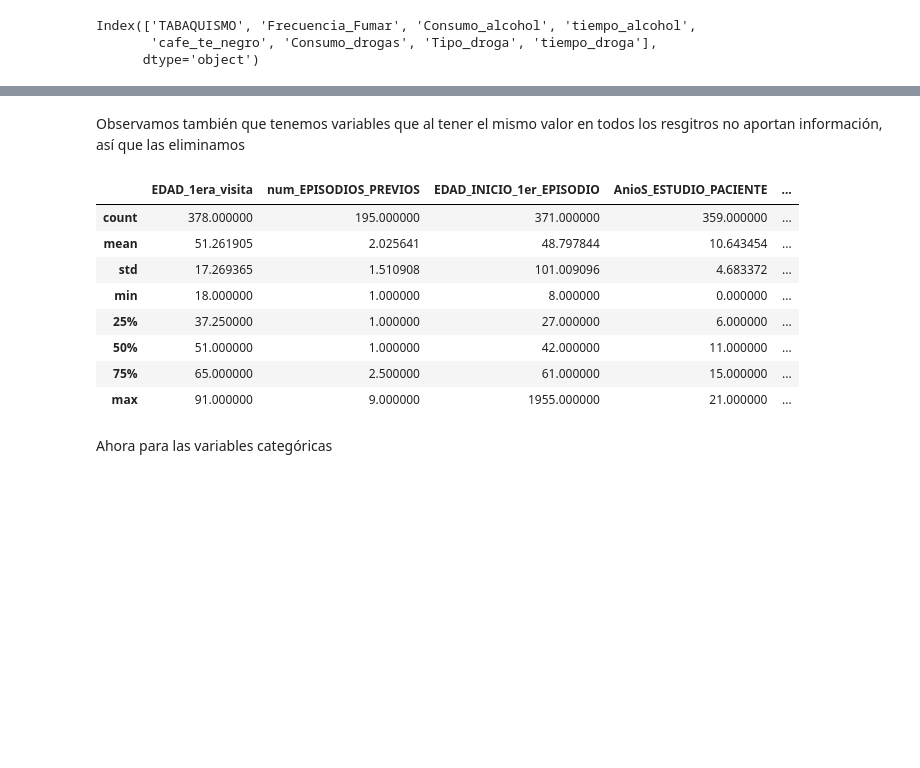
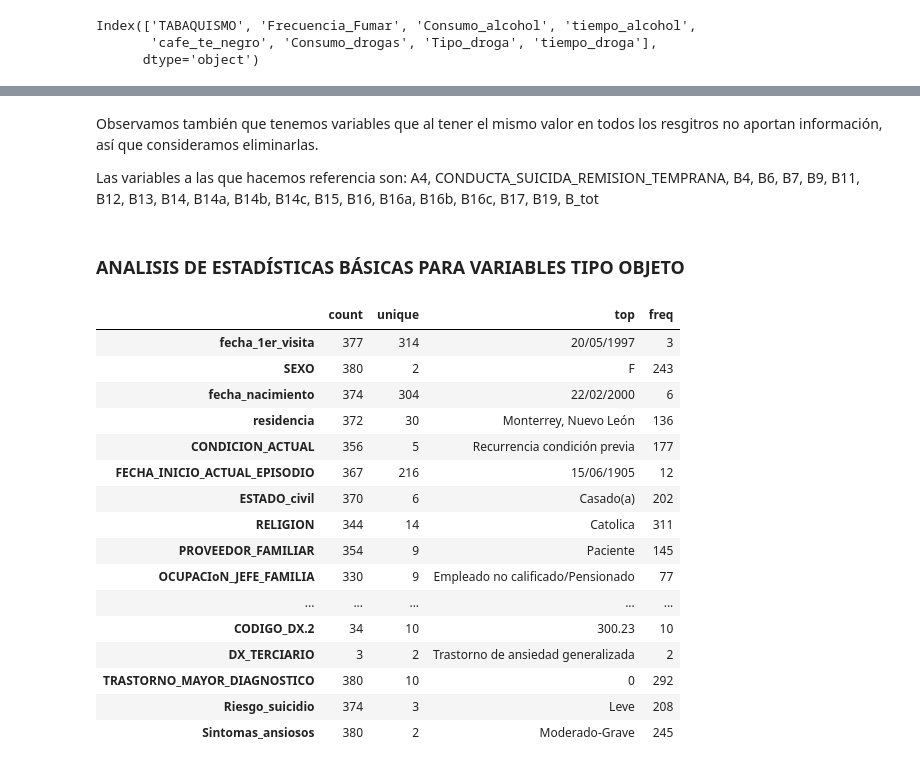
Before and after one commit to daniela-estevez/ProyectoIntegrador, a Jupyter notebook: Avance1_13Equipo.ipynb, the cells around one changed output, grey strips where cells are left out. Drawn from its saved outputs; the diff is of its cells as text; code cells hidden in the pictures; blank space fills up the shorter version.

```diff
--- a/Avance1_13Equipo.ipynb
+++ b/Avance1_13Equipo.ipynb
@@ -163,17 +169,31 @@ df.describe()
 # %% [markdown]
-Observamos también que tenemos variables que al tener el mismo valor en todos los resgitros no aportan información, así que las eliminamos
+Observamos también que tenemos variables que al tener el mismo valor en todos los resgitros no aportan información, así que consideramos eliminarlas.
+
+Las variables a las que hacemos referencia son:
+A4, CONDUCTA_SUICIDA_REMISION_TEMPRANA, B4, B6, B7, B9, B11, B12, B13, B14, B14a, B14b, B14c, B15, B16, B16a, B16b, B16c, B17, B19, B_tot
 # %%
-df = df.drop(columns=["A4","CONDUCTA_SUICIDA_REMISION_TEMPRANA","B4","B6","B7","B9","B10","B11","B12","B13","B14","B14a","B14a","B14b","B14c","B15","B16","B16a","B16b","B16c","B17","B19","B_tot"])
-df.describe()
+#df = df.drop(columns=["A4","CONDUCTA_SUICIDA_REMISION_TEMPRANA","B4","B6","B7","B9","B11","B12","B13","B14","B14a","B14b","B14c","B15","B16","B16a","B16b","B16c","B17","B19","B_tot"])
+#df.describe()
-# %% [output]
-|  | EDAD_1era_visita | num_EPISODIOS_PREVIOS | EDAD_INICIO_1er_EPISODIO | AnioS_ESTUDIO_PACIENTE | ... |
-| count | 378.000000 | 195.000000 | 371.000000 | 359.000000 | ... |
-| mean | 51.261905 | 2.025641 | 48.797844 | 10.643454 | ... |
-| std | 17.269365 | 1.510908 | 101.009096 | 4.683372 | ... |
-| min | 18.000000 | 1.000000 | 8.000000 | 0.000000 | ... |
-| 25% | 37.250000 | 1.000000 | 27.000000 | 6.000000 | ... |
-| 50% | 51.000000 | 1.000000 | 42.000000 | 11.000000 | ... |
-| 75% | 65.000000 | 2.500000 | 61.000000 | 15.000000 | ... |
-| max | 91.000000 | 9.000000 | 1955.000000 | 21.000000 | ... |
-# %% [markdown]
-Ahora para las variables categóricas
+# %% [markdown]
+### ANALISIS DE ESTADÍSTICAS BÁSICAS PARA VARIABLES TIPO OBJETO
+# %%
+#Mostramos las estadísticas principales de variables numéricas
+df.select_dtypes(include=['object']).describe(include="all").T
+# %% [output]
+|  | count | unique | top | freq |
+| fecha_1er_visita | 377 | 314 | 20/05/1997 | 3 |
+| SEXO | 380 | 2 | F | 243 |
+| fecha_nacimiento | 374 | 304 | 22/02/2000 | 6 |
+| residencia | 372 | 30 | Monterrey, Nuevo León | 136 |
+| CONDICION_ACTUAL | 356 | 5 | Recurrencia condición previa | 177 |
+| FECHA_INICIO_ACTUAL_EPISODIO | 367 | 216 | 15/06/1905 | 12 |
+| ESTADO_civil | 370 | 6 | Casado(a) | 202 |
+| RELIGION | 344 | 14 | Catolica | 311 |
+| PROVEEDOR_FAMILIAR | 354 | 9 | Paciente | 145 |
+| OCUPACIoN_JEFE_FAMILIA | 330 | 9 | Empleado no calificado/Pensionado | 77 |
+| ... | ... | ... | ... | ... |
+| CODIGO_DX.2 | 34 | 10 | 300.23 | 10 |
+| DX_TERCIARIO | 3 | 2 | Trastorno de ansiedad generalizada | 2 |
+| TRASTORNO_MAYOR_DIAGNOSTICO | 380 | 10 | 0 | 292 |
+| Riesgo_suicidio | 374 | 3 | Leve | 208 |
+| Sintomas_ansiosos | 380 | 2 | Moderado-Grave | 245 |
```
Also changed, not shown: parts of 30 cells of this notebook.
